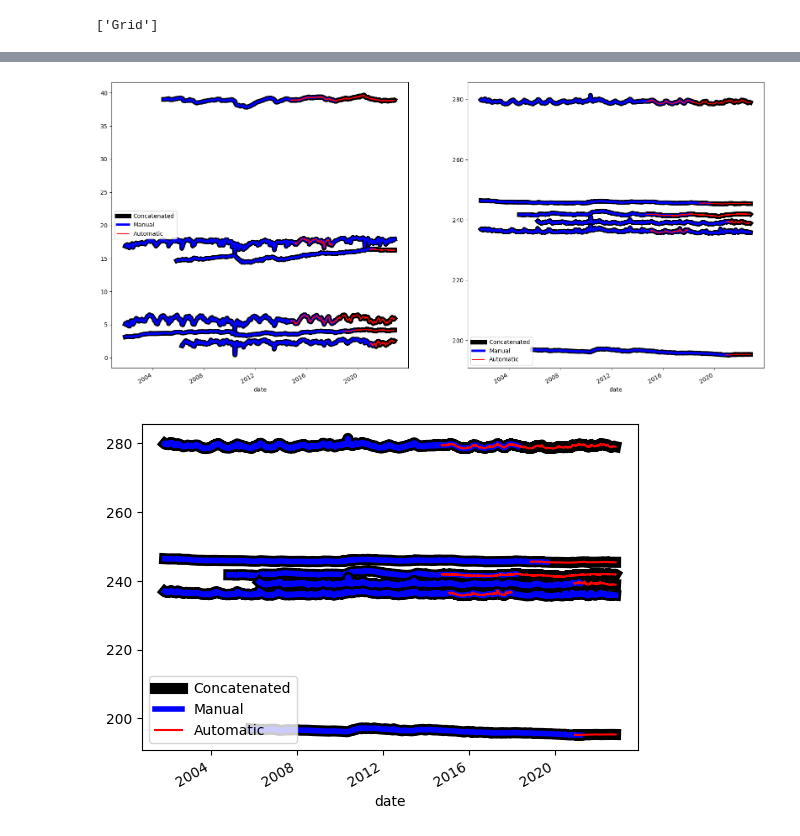
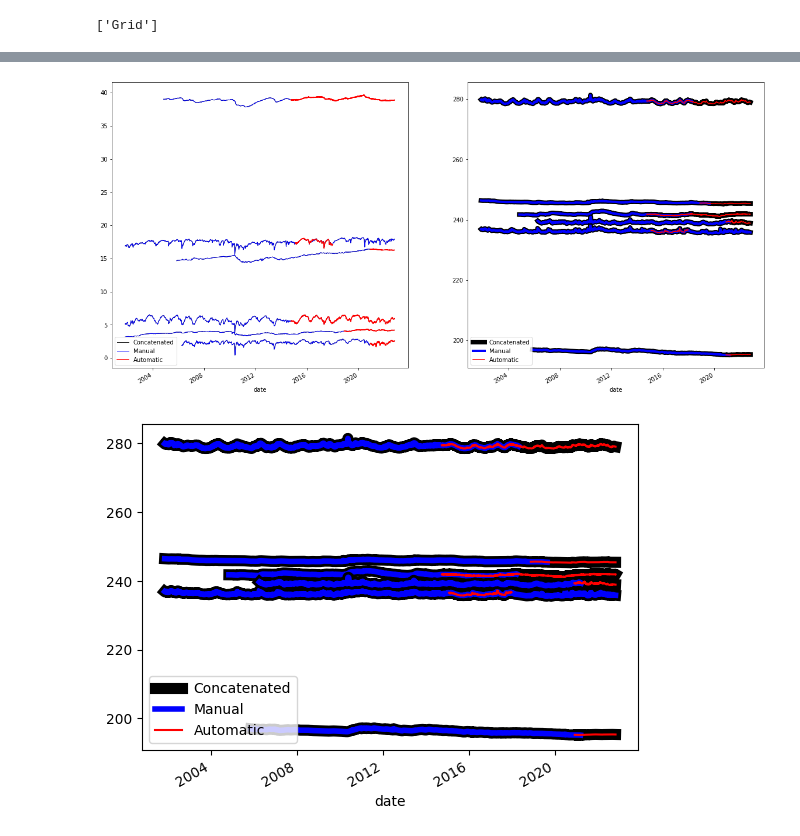
Before and after one commit to radekszostak/grace-pl, a Jupyter notebook: prepare_measurements.ipynb, the cells around one changed output, grey strips where cells are left out. Saved outputs shown, nothing was run; the diff lists cells and outputs as text; code cells hidden in the pictures.

```diff
--- a/prepare_measurements.ipynb
+++ b/prepare_measurements.ipynb
@@ -299,30 +323,30 @@ gdf.drop_duplicates(subset=['date', 'name'], keep='first', inplace=True)
 # %%
 #auto stations are continuation of manual stations
 plt.rcParams["figure.figsize"] = (20,10)
 fig, axs = plt.subplots(1, 2)
 ax = axs[0]
 for name in gdf_auto['name'].unique():
-    gdf[gdf['name'] == name].plot(kind='line',x='date',y='value',ax=ax, c="black", label="Concatenated", style='-', linewidth=8)
-    gdf_manual[gdf_manual['name'] == name].plot(kind='line',x='date',y='value', c="blue", ax=ax, label="Manual", style='-', linewidth=4)
+    gdf[gdf['name'] == name].plot(kind='line',x='date',y='value',ax=ax, c="black", label="Concatenated", style='-', linewidth=1)
+    gdf_manual[gdf_manual['name'] == name].plot(kind='line',x='date',y='value', c="blue", ax=ax, label="Manual", style='-', linewidth=1)
     gdf_auto[gdf_auto['name'] == name].plot(kind='line',x='date',y='value',ax=ax, c="red", label="Automatic", style='-')
 
 handles, labels = ax.get_legend_handles_labels()
 by_label = dict(zip(labels, handles))
 ax.legend(by_label.values(), by_label.keys())
 
 ax = axs[1]
 for name in gdf_auto['name'].unique():
     gdf[gdf['name'] == name].plot(kind='line',x='date',y='normalized_value',ax=ax, c="black", label="Concatenated", style='-', linewidth=8)
     gdf_manual[gdf_manual['name'] == name].plot(kind='line',x='date',y='normalized_value', c="blue", ax=ax, label="Manual", style='-', linewidth=4)
     gdf_auto[gdf_auto['name'] == name].plot(kind='line',x='date',y='normalized_value',ax=ax, c="red", label="Automatic", style='-')
 
 handles, labels = ax.get_legend_handles_labels()
 by_label = dict(zip(labels, handles))
 ax.legend(by_label.values(), by_label.keys())
 
 plt.show()
 # %% [output]
-[figure, old version]
+[figure, new version]
 # %%
 #auto stations are continuation of manual stations
 ax = plt.subplots(2)
```
Also changed, not shown: parts of 12 cells of this notebook, 6 other files.
